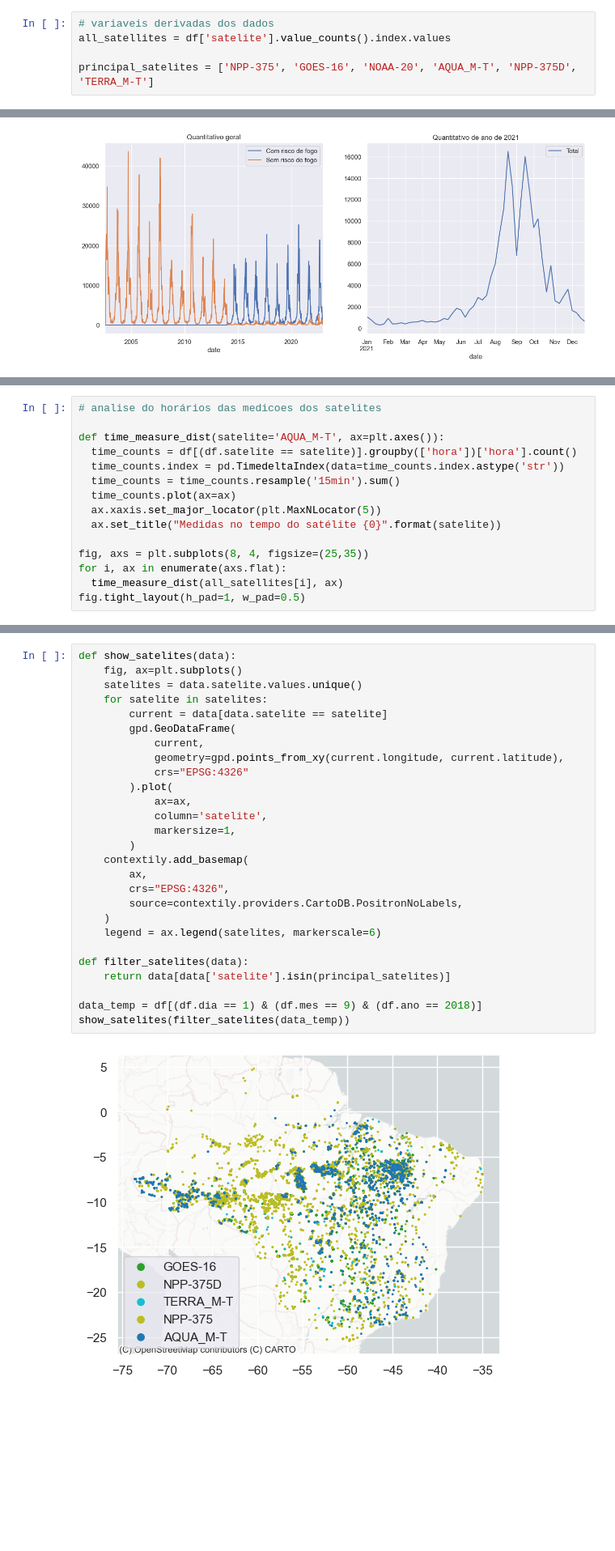
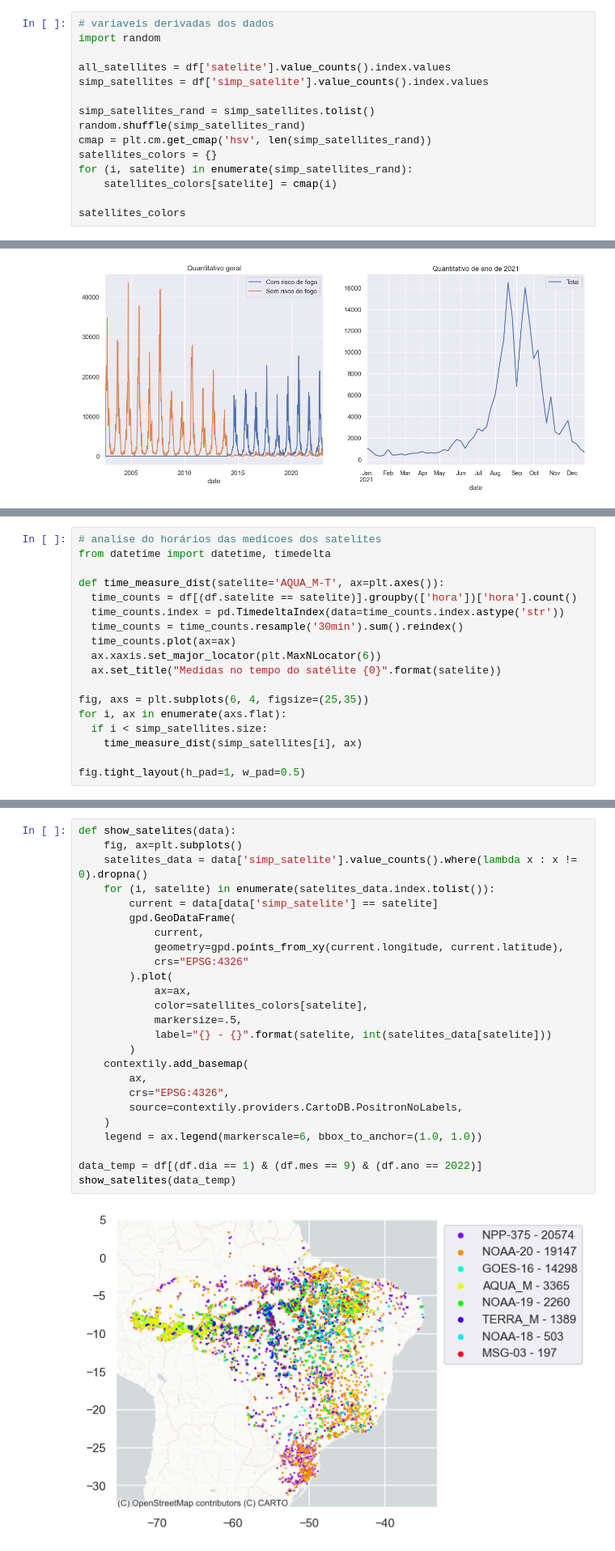
Before and after one commit to josebraz/INPE-Queimadas, a Jupyter notebook: Queimadas.ipynb, the cells around one changed output, grey strips where cells are left out. Shown at 81% size. Saved outputs shown, nothing was run; the diff lists cells and outputs as text; blank space fills up the shorter version.

```diff
--- a/Queimadas.ipynb
+++ b/Queimadas.ipynb
@@ -64,5 +98,15 @@ KeyboardInterrupt:
 # %%
 # variaveis derivadas dos dados
+import random
+
 all_satellites = df['satelite'].value_counts().index.values
+simp_satellites = df['simp_satelite'].value_counts().index.values
 
-principal_satelites = ['NPP-375', 'GOES-16', 'NOAA-20', 'AQUA_M-T', 'NPP-375D', 'TERRA_M-T']
+simp_satellites_rand = simp_satellites.tolist()
+random.shuffle(simp_satellites_rand)
+cmap = plt.cm.get_cmap('hsv', len(simp_satellites_rand))
+satellites_colors = {}
+for (i, satelite) in enumerate(simp_satellites_rand):
+    satellites_colors[satelite] = cmap(i)
+
+satellites_colors
@@ -100,18 +162,21 @@ ax.set(ylabel=None)
 [figure]
 # %%
 # analise do horários das medicoes dos satelites
+from datetime import datetime, timedelta
 
 def time_measure_dist(satelite='AQUA_M-T', ax=plt.axes()):
   time_counts = df[(df.satelite == satelite)].groupby(['hora'])['hora'].count()
   time_counts.index = pd.TimedeltaIndex(data=time_counts.index.astype('str'))
-  time_counts = time_counts.resample('15min').sum()
+  time_counts = time_counts.resample('30min').sum().reindex()
   time_counts.plot(ax=ax)
-  ax.xaxis.set_major_locator(plt.MaxNLocator(5))
+  ax.xaxis.set_major_locator(plt.MaxNLocator(6))
   ax.set_title("Medidas no tempo do satélite {0}".format(satelite))
 
-fig, axs = plt.subplots(8, 4, figsize=(25,35))
+fig, axs = plt.subplots(6, 4, figsize=(25,35))
 for i, ax in enumerate(axs.flat):
-  time_measure_dist(all_satellites[i], ax)
+  if i < simp_satellites.size:
+    time_measure_dist(simp_satellites[i], ax)
+
 fig.tight_layout(h_pad=1, w_pad=0.5)
 # %% [output]
 [figure]
@@ -146,29 +249,27 @@ for i, ax in enumerate(axs.flat):
 # %%
 def show_satelites(data):
     fig, ax=plt.subplots()
-    satelites = data.satelite.values.unique()
-    for satelite in satelites:
-        current = data[data.satelite == satelite]
+    satelites_data = data['simp_satelite'].value_counts().where(lambda x : x != 0).dropna()
+    for (i, satelite) in enumerate(satelites_data.index.tolist()):
+        current = data[data['simp_satelite'] == satelite]
         gpd.GeoDataFrame(
             current,
             geometry=gpd.points_from_xy(current.longitude, current.latitude),
             crs="EPSG:4326"
         ).plot(
             ax=ax,
-            column='satelite',
-            markersize=1,
+            color=satellites_colors[satelite],
+            markersize=.5,
+            label="{} - {}".format(satelite, int(satelites_data[satelite]))
         )
     contextily.add_basemap(
         ax,
         crs="EPSG:4326",
         source=contextily.providers.CartoDB.PositronNoLabels,
     )
-    legend = ax.legend(satelites, markerscale=6)
+    legend = ax.legend(markerscale=6, bbox_to_anchor=(1.0, 1.0))
 
-def filter_satelites(data):
-    return data[data['satelite'].isin(principal_satelites)]
-
-data_temp = df[(df.dia == 1) & (df.mes == 9) & (df.ano == 2018)]
-show_satelites(filter_satelites(data_temp))
+data_temp = df[(df.dia == 1) & (df.mes == 9) & (df.ano == 2022)]
+show_satelites(data_temp)
 # %% [output]
-[figure, old version]
+[figure, new version]
```
Also changed, not shown: parts of 8 cells of this notebook, 3 other files.
